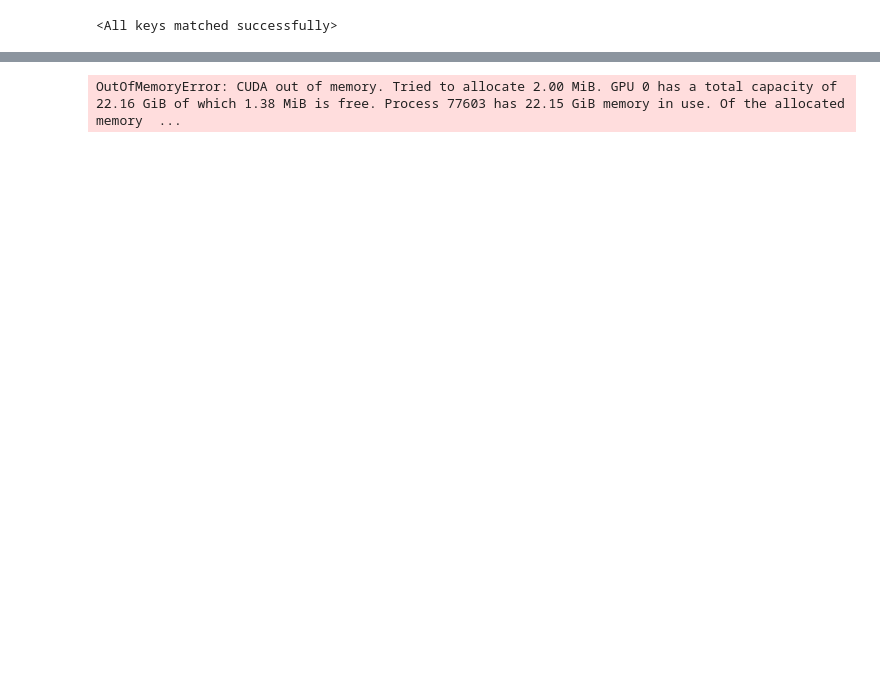
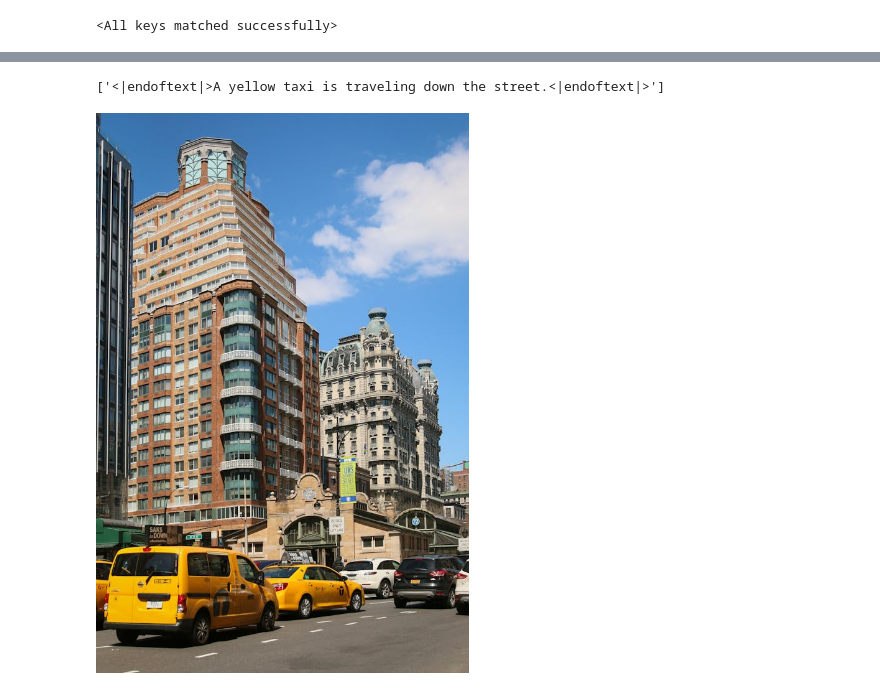
Before and after one commit to Dantsz/ImageCaptioningProject, a Jupyter notebook: encoder-autoregressivedecoder.ipynb, the cells around one changed output, grey strips where cells are left out. Drawn from its saved outputs; the diff is of its cells as text; code cells hidden in the pictures; blank space fills up the shorter version.

```diff
--- a/encoder-autoregressivedecoder.ipynb
+++ b/encoder-autoregressivedecoder.ipynb
@@ -117,7 +129,7 @@ for name, param in model.decoder.gpt2.named_parameters():
 # %%
 READ_WEIGHTS_FROM_FILE = True
-COLAB_WEIGHTS_FILE = '/content/drive/MyDrive/prototype3_release8.pth'
-LOCAL_WIEIGHTS_FILE = 'prototype3_release8.pth'
+COLAB_WEIGHTS_FILE = '/content/drive/MyDrive/prototype3_release9.pth'
+LOCAL_WIEIGHTS_FILE = 'prototype3_release9.pth'
 if READ_WEIGHTS_FROM_FILE:
   if IN_COLAB:
    try:
@@ -420,22 +418,23 @@ Generated: <|endoftext|> hardcore hardcore hardcore hardcore hardcore hardcore h
 # %%
 from PIL import Image
 import requests
 from io import BytesIO
 
 url = '''
-https://images.pexels.com/photos/16183203/pexels-photo-16183203/free-photo-of-back-view-of-a-man-walking-on-the-platform-and-a-subway-train-standing-at-the-station.jpeg?auto=compress&cs=tinysrgb&w=1260&h=750&dpr=1
+https://images.pexels.com/photos/11762890/pexels-photo-11762890.jpeg?auto=compress&cs=tinysrgb&w=600&lazy=load
 '''
 response = requests.get(url)
 img = Image.open(BytesIO(response.content))
 org = img.copy()
 img_pixel_values = vutils.default_transform(img).unsqueeze(0)
 img_pixel_values = img_pixel_values.to(device)
 decoder_output = model.generate_with_beam_search(img_pixel_values)
 generated = tokenizer.batch_decode(decoder_output.cpu().tolist())
 print(generated)
 org
 # %% [output]
-OutOfMemoryError: CUDA out of memory. Tried to allocate 2.00 MiB. GPU 0 has a total capacity of 22.16 GiB of which 1.38 MiB is free. Process 77603 has 22.15 GiB memory in use. Of the allocated memory  ...
+['<|endoftext|>A yellow taxi is traveling down the street.<|endoftext|>']
+[figure, added]
 # %%
 import gc
 gc.collect()
```
Also changed, not shown: parts of 12 cells of this notebook.
